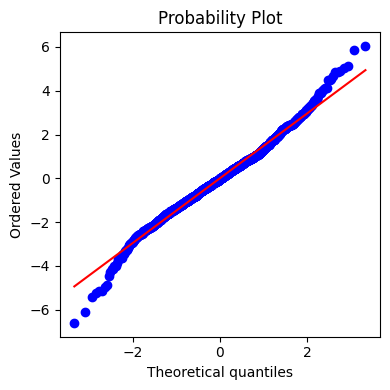
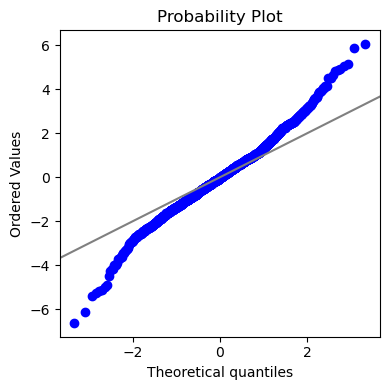
The notebook cell's code change between the first figure and the second:
--- before
+++ after
@@ -5,5 +5,8 @@
 
 fig, ax = plt.subplots(figsize=(4, 4))
-stats.probplot(nflx, plot=ax)
+# Use fit=False to disable the default fitting of a line to the sample data (least-squares regression).
+stats.probplot(nflx, plot=ax, fit=False)
+# Plot the diagonal representing the standardized normal distribution.
+ax.axline((0, 0), (1, 1), color='gray')
 
 plt.tight_layout()

Commit: Fix QQ-plot diagonals in Python version (#62)